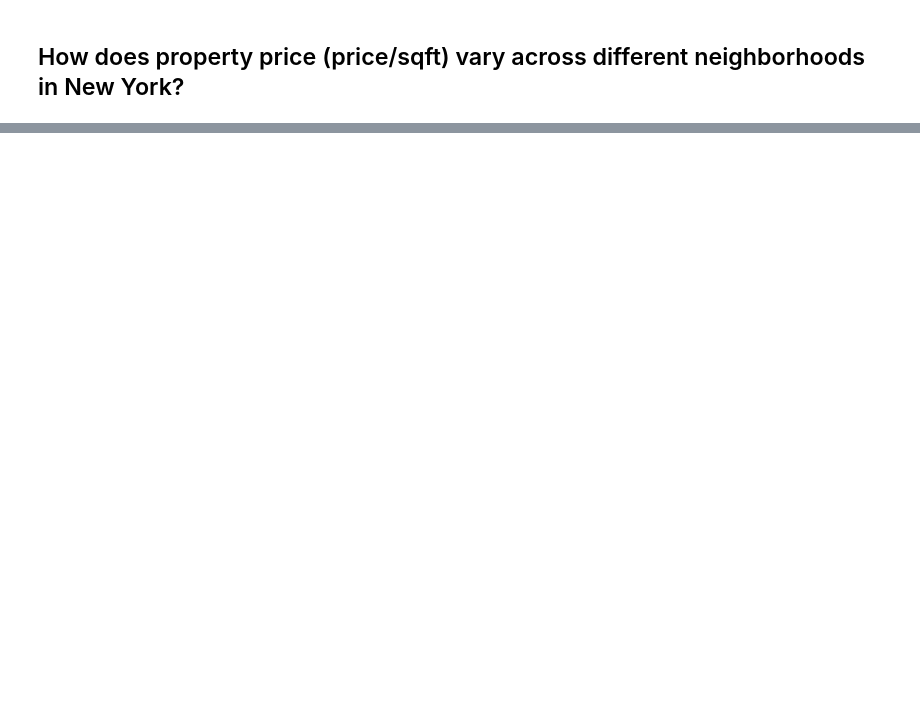
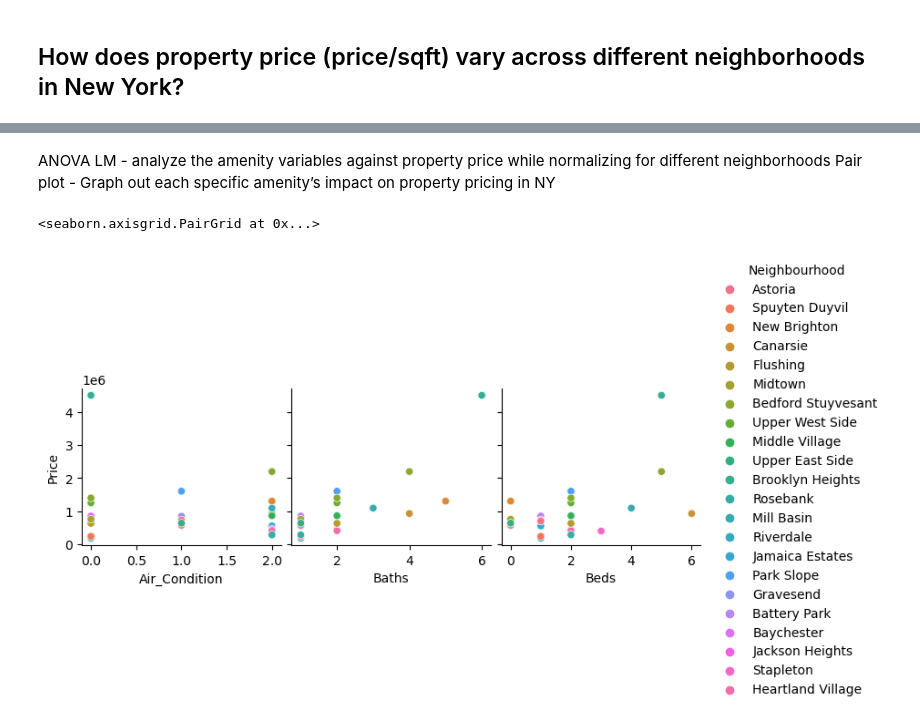
Before and after one commit to AaronSantilli/SI370-Project-1, a Jupyter notebook: project1_casey.ipynb, the cells around one changed output, grey strips where cells are left out. Saved outputs shown, nothing was run; the diff lists cells and outputs as text; code cells hidden in the pictures; blank space fills up the shorter version.

```diff
--- a/project1_casey.ipynb
+++ b/project1_casey.ipynb
@@ -67,0 +136,13 @@ Regression Plot - visualize our regression results with a scatterplot and a line
+# %%
+data = data.rename(columns={'A/C': 'Air_Condition'})
+# %%
+def convert_condition(value):
+    if value == 'No':
+        return 0
+    elif value == 'Cooling only':
+        return 1
+    else:
+        return 2
+# %%
+data['Air_Condition'] = data['Air_Condition'].apply(convert_condition)
+# convert air condition to numeric values with 0 representing no, 1 representing cooling, and 2 representing heating and cooling
@@ -67,0 +177,2 @@ Regression Plot - visualize our regression results with a scatterplot and a line
+# %%
+data['Baths'] = data['Baths'].apply(lambda x: int(x))
@@ -67,0 +201,11 @@ Regression Plot - visualize our regression results with a scatterplot and a line
+# %% [markdown]
+ANOVA LM - analyze the amenity variables against property price while normalizing for different neighborhoods
+Pair plot - Graph out each specific amenity’s impact on property pricing in NY
+# %%
+sns.pairplot(
+    data, hue='Neighbourhood',
+    x_vars=["Air_Condition", "Baths", "Beds"],
+    y_vars=["Price"])
+# %% [output]
+<seaborn.axisgrid.PairGrid at 0x...>
+[figure, added]
```
Also changed, not shown: parts of 15 cells of this notebook.
